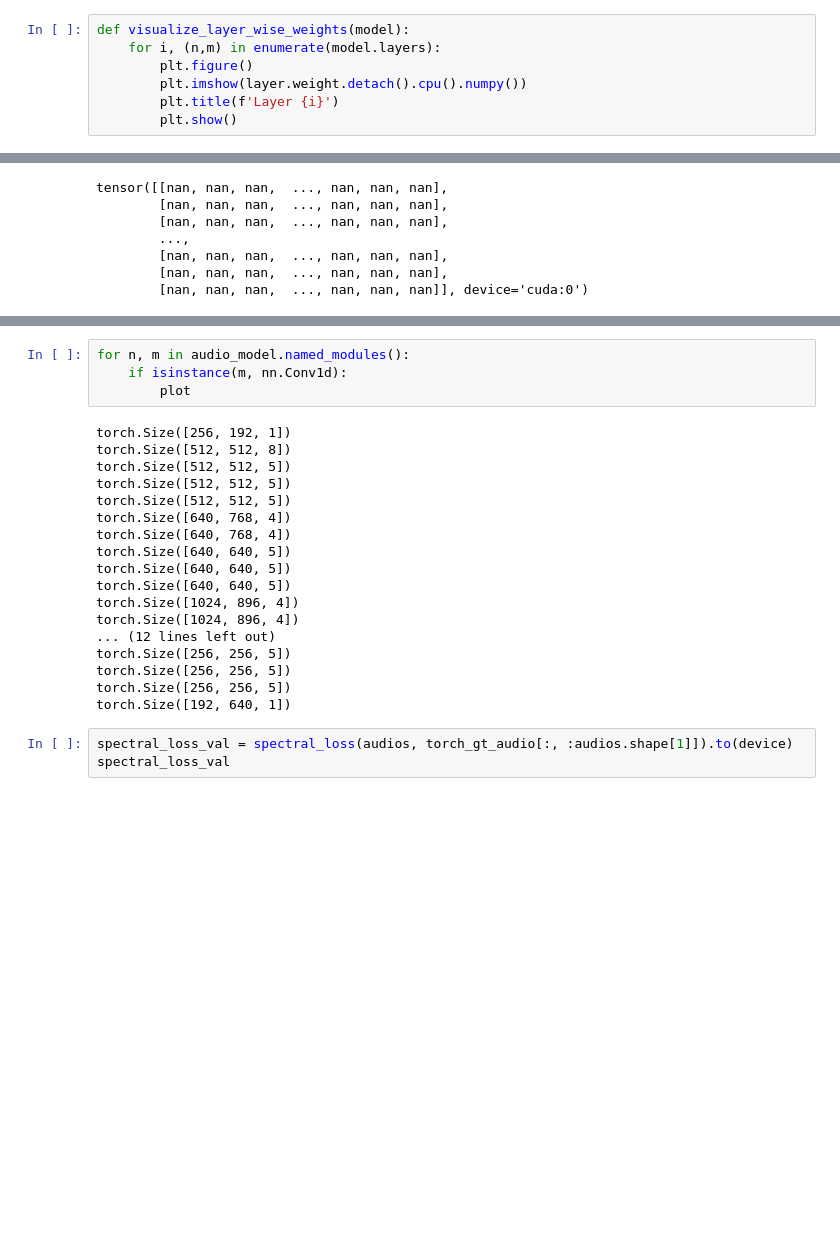
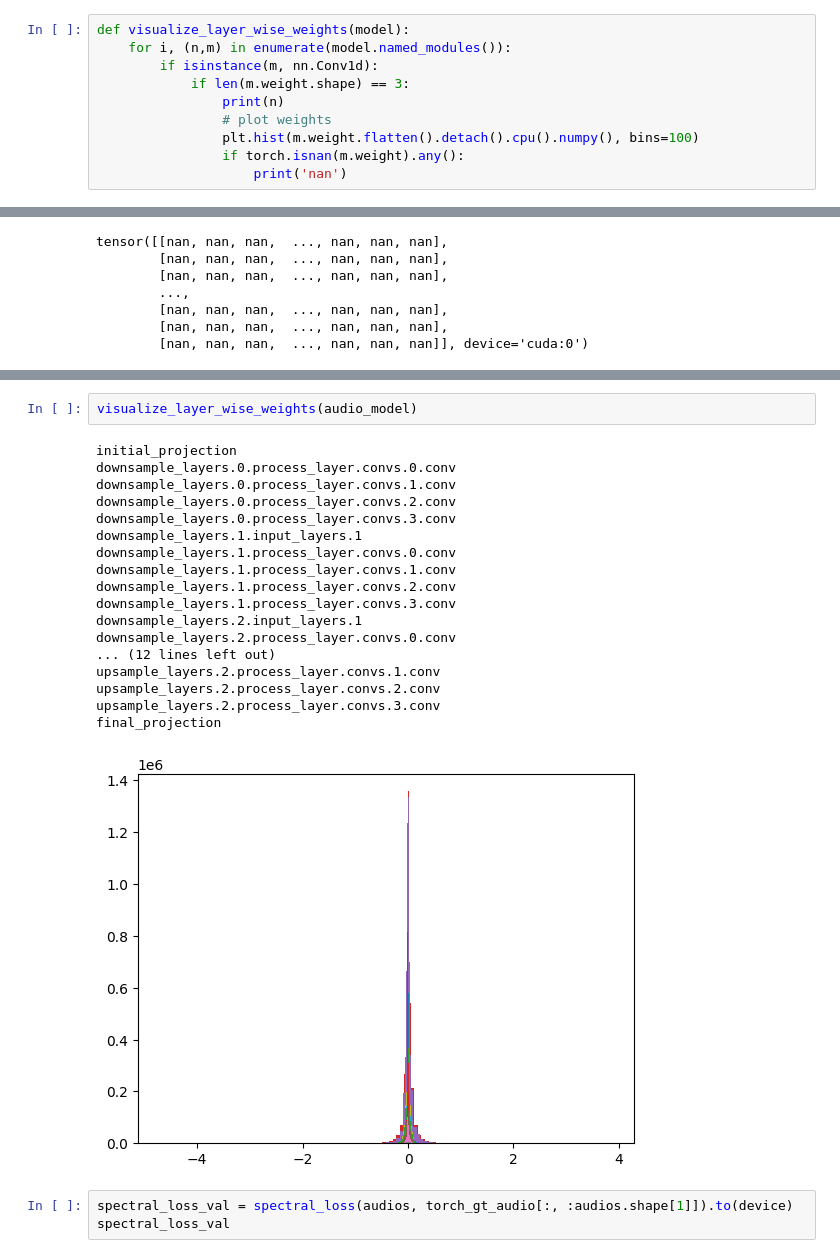
Before and after one commit to snnithya/GaMaDHaNi-quantized, a Jupyter notebook: quantization-studies/recreating-lab4.ipynb, the cells around one changed output, grey strips where cells are left out. Saved outputs shown, nothing was run; the diff lists cells and outputs as text; blank space fills up the shorter version.

```diff
--- a/quantization-studies/recreating-lab4.ipynb
+++ b/quantization-studies/recreating-lab4.ipynb
@@ -20,10 +20,13 @@ def spectral_loss(x, y):
-# %%
-def visualize_layer_wise_weights(model):
-    for i, (n,m) in enumerate(model.layers):
-        plt.figure()
-        plt.imshow(layer.weight.detach().cpu().numpy())
-        plt.title(f'Layer {i}')
-        plt.show()
+# %%
+def visualize_layer_wise_weights(model):
+    for i, (n,m) in enumerate(model.named_modules()):
+        if isinstance(m, nn.Conv1d):
+            if len(m.weight.shape) == 3:
+                print(n)
+                # plot weights
+                plt.hist(m.weight.flatten().detach().cpu().numpy(), bins=100)
+                if torch.isnan(m.weight).any():
+                    print('nan')
 # %%
 _, _, audio_model_path, audio_qt_path = download_models('kmaneeshad/GaMaDHaNi', pitch_model_type="diffusion")
 # %%
@@ -147,25 +255,24 @@ AttributeError: 'UNetPitchConditioned' object has no attribute 'layers'
-# %%
-for n, m in audio_model.named_modules():
-    if isinstance(m, nn.Conv1d):
-        plot
-# %% [output]
-torch.Size([256, 192, 1])
-torch.Size([512, 512, 8])
-torch.Size([512, 512, 5])
-torch.Size([512, 512, 5])
-torch.Size([512, 512, 5])
-torch.Size([640, 768, 4])
-torch.Size([640, 768, 4])
-torch.Size([640, 640, 5])
-torch.Size([640, 640, 5])
-torch.Size([640, 640, 5])
-torch.Size([1024, 896, 4])
-torch.Size([1024, 896, 4])
-... (12 lines left out)
-torch.Size([256, 256, 5])
-torch.Size([256, 256, 5])
-torch.Size([256, 256, 5])
-torch.Size([192, 640, 1])
+# %%
+visualize_layer_wise_weights(audio_model)
+# %% [output]
+initial_projection
+downsample_layers.0.process_layer.convs.0.conv
+downsample_layers.0.process_layer.convs.1.conv
+downsample_layers.0.process_layer.convs.2.conv
+downsample_layers.0.process_layer.convs.3.conv
+downsample_layers.1.input_layers.1
+downsample_layers.1.process_layer.convs.0.conv
+downsample_layers.1.process_layer.convs.1.conv
+downsample_layers.1.process_layer.convs.2.conv
+downsample_layers.1.process_layer.convs.3.conv
+downsample_layers.2.input_layers.1
+downsample_layers.2.process_layer.convs.0.conv
+... (12 lines left out)
+upsample_layers.2.process_layer.convs.1.conv
+upsample_layers.2.process_layer.convs.2.conv
+upsample_layers.2.process_layer.convs.3.conv
+final_projection
+[figure, added]
 # %%
 spectral_loss_val = spectral_loss(audios, torch_gt_audio[:, :audios.shape[1]]).to(device)
 spectral_loss_val
```
Also changed, not shown: parts of 23 cells of this notebook, 4 other files.
